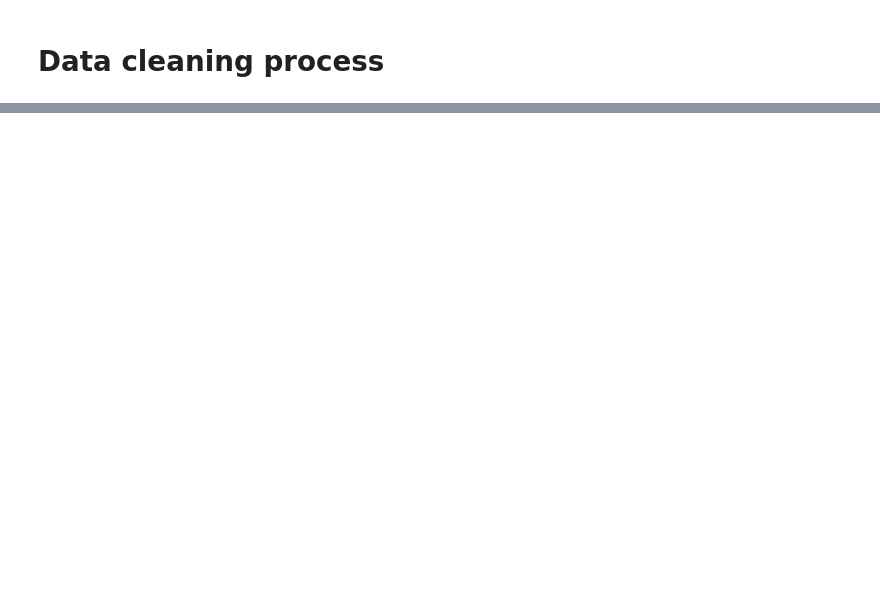
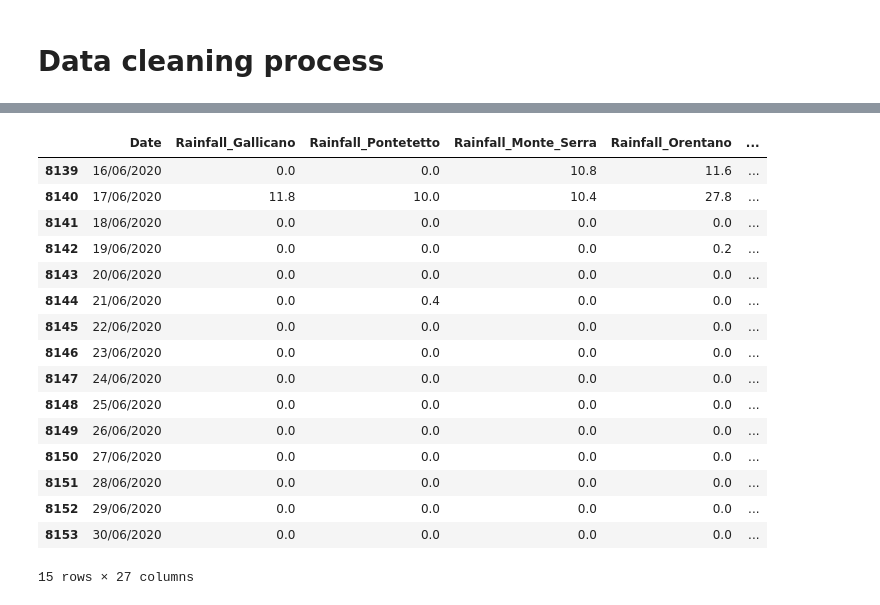
Before and after one commit to safeer-maker/Acea-Water-Prediction, a Jupyter notebook: water prediction.ipynb, the cells around one changed output, grey strips where cells are left out. Cells and saved outputs as stored; diff of their text form; code cells hidden in the pictures; blank space fills up the shorter version.

```diff
--- a/water prediction.ipynb
+++ b/water prediction.ipynb
@@ -25,0 +202,20 @@ spr_madonna_pd    = pd.read_csv('Water_Spring_Madonna_di_Canneto.csv')
+# %%
+aq_auser_pd.tail(15)
+# %% [output]
+|  | Date | Rainfall_Gallicano | Rainfall_Pontetetto | Rainfall_Monte_Serra | Rainfall_Orentano | ... |
+| 8139 | 16/06/2020 | 0.0 | 0.0 | 10.8 | 11.6 | ... |
+| 8140 | 17/06/2020 | 11.8 | 10.0 | 10.4 | 27.8 | ... |
+| 8141 | 18/06/2020 | 0.0 | 0.0 | 0.0 | 0.0 | ... |
+| 8142 | 19/06/2020 | 0.0 | 0.0 | 0.0 | 0.2 | ... |
+| 8143 | 20/06/2020 | 0.0 | 0.0 | 0.0 | 0.0 | ... |
+| 8144 | 21/06/2020 | 0.0 | 0.4 | 0.0 | 0.0 | ... |
+| 8145 | 22/06/2020 | 0.0 | 0.0 | 0.0 | 0.0 | ... |
+| 8146 | 23/06/2020 | 0.0 | 0.0 | 0.0 | 0.0 | ... |
+| 8147 | 24/06/2020 | 0.0 | 0.0 | 0.0 | 0.0 | ... |
+| 8148 | 25/06/2020 | 0.0 | 0.0 | 0.0 | 0.0 | ... |
+| 8149 | 26/06/2020 | 0.0 | 0.0 | 0.0 | 0.0 | ... |
+| 8150 | 27/06/2020 | 0.0 | 0.0 | 0.0 | 0.0 | ... |
+| 8151 | 28/06/2020 | 0.0 | 0.0 | 0.0 | 0.0 | ... |
+| 8152 | 29/06/2020 | 0.0 | 0.0 | 0.0 | 0.0 | ... |
+| 8153 | 30/06/2020 | 0.0 | 0.0 | 0.0 | 0.0 | ... |
+15 rows × 27 columns
```
Also changed, not shown: parts of 11 cells of this notebook.
